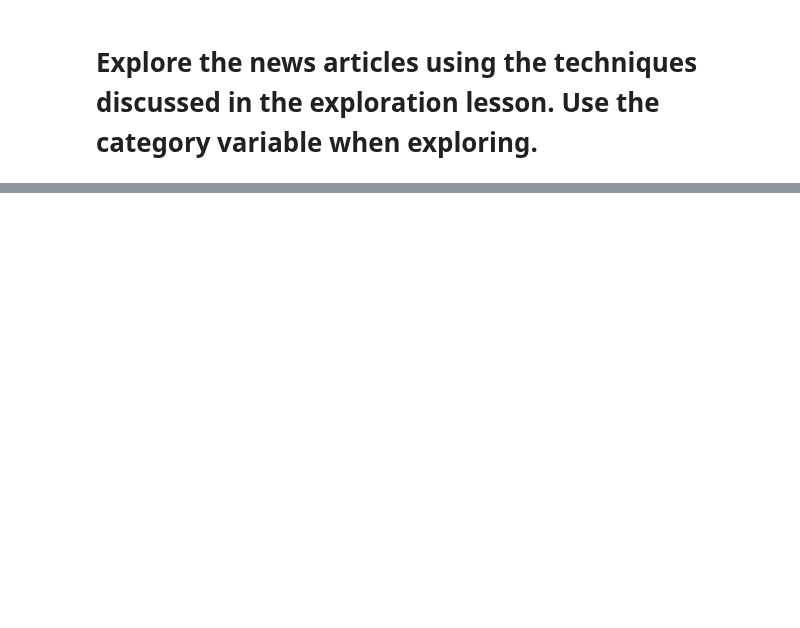
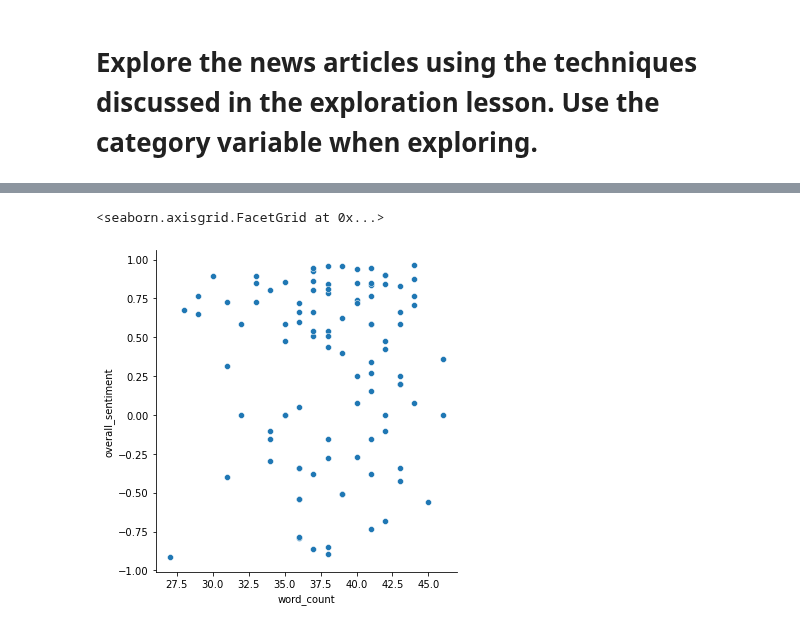
Before and after one commit to brianclements03/nlp, a Jupyter notebook: explore_current_draft.ipynb, the cells around one changed output, grey strips where cells are left out. Cells and saved outputs as stored; diff of their text form; code cells hidden in the pictures; blank space fills up the shorter version.

```diff
--- a/explore_current_draft.ipynb
+++ b/explore_current_draft.ipynb
@@ -849,0 +954,5 @@ news_df.head(2)
+# %%
+sns.relplot(data=news_df,x='word_count',y='overall_sentiment')
+# %% [output]
+<seaborn.axisgrid.FacetGrid at 0x...>
+[figure, added]
```
Also changed, not shown: parts of 44 cells of this notebook, 3 other files.
